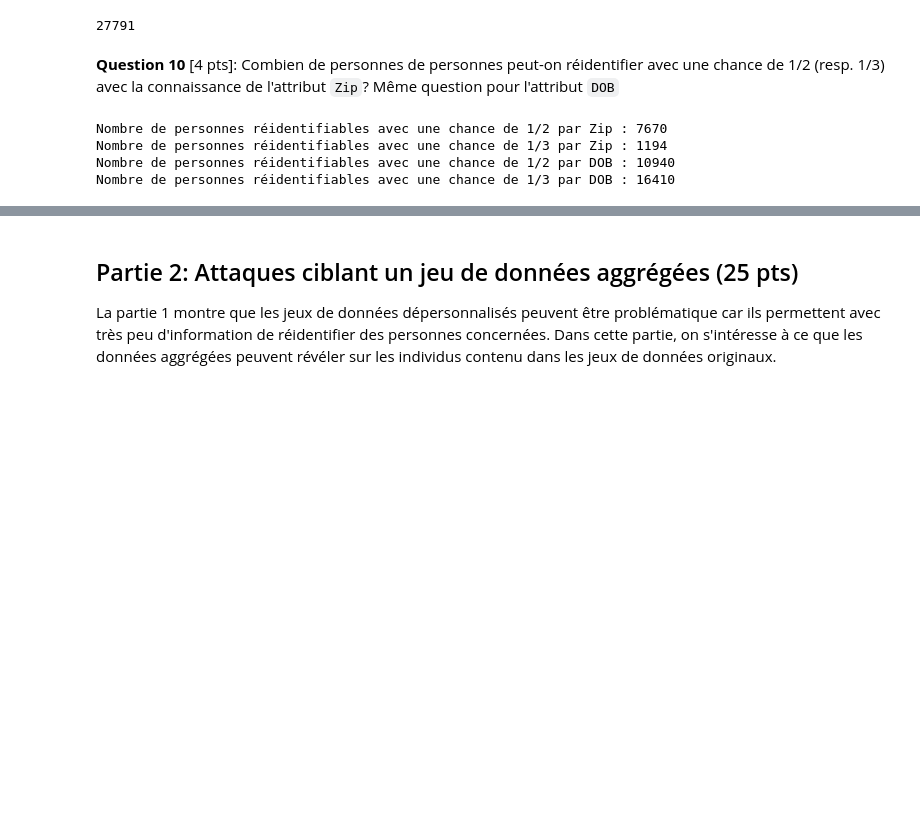
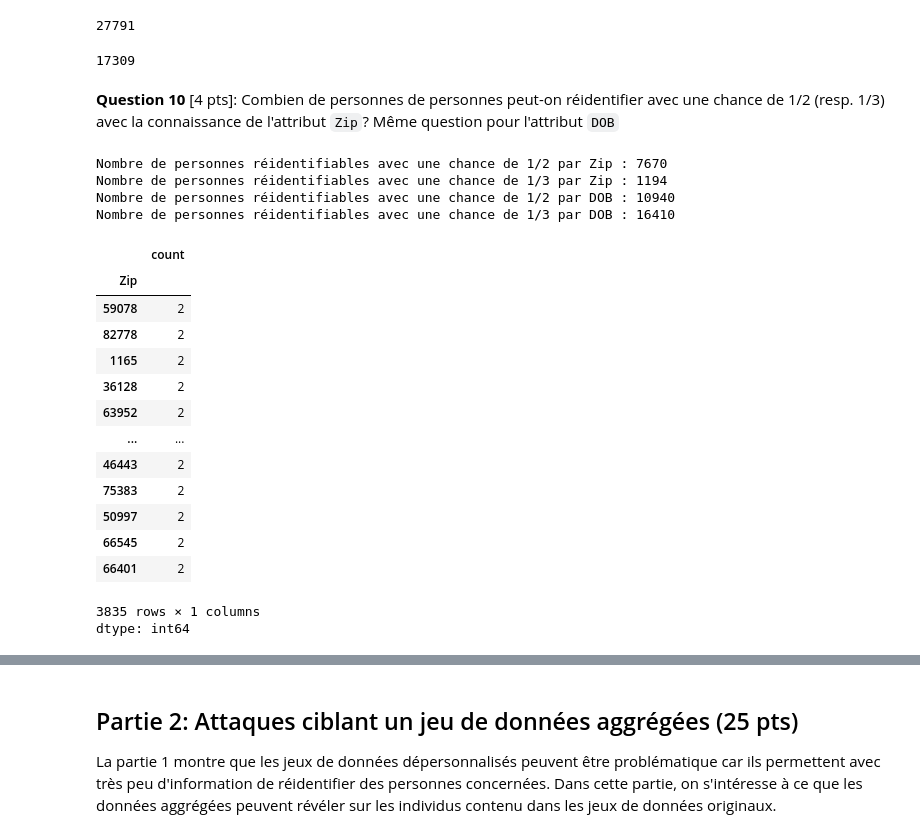
Before and after one commit to Sohdjeukeu/Labo_GTI_720, a Jupyter notebook: labo_1_01_G_Merlin.ipynb, the cells around one changed output, grey strips where cells are left out. Saved outputs shown, nothing was run; the diff lists cells and outputs as text; code cells hidden in the pictures; blank space fills up the shorter version.

```diff
--- a/labo_1_01_G_Merlin.ipynb
+++ b/labo_1_01_G_Merlin.ipynb
@@ -337,24 +337,45 @@ len(jeuDonneeesDepersonnaliser['Zip'].drop_duplicates()) # retourne le nombre d'
 # %% [output]
 27791
+# %%
+JeuDonneeesDepersonnaliser['DOB'].nunique()
+# %% [output]
+17309
 # %% [markdown]
 **Question 10** [4 pts]:  Combien de personnes de personnes peut-on réidentifier avec une chance de 1/2 (resp. 1/3) avec la connaissance de l'attribut `Zip`? Même question pour l'attribut `DOB`
 # %%
 # calculons le nombre d'occurence de chaque zip
-zip_counts = JeuDonneeesDepersonnaliser['Zip'].value_counts()
-zip_counts[zip_counts == 2]
+zip_counts = JeuDonneeesDepersonnaliser['Zip'].value_counts() # compte la fréquence de chaque valeur unique
+
+zip_1_2=zip_counts[zip_counts == 2].count()  #retourne le nombre de code postal apparaissant exactement 2 fois
 zip_1_3=zip_counts[zip_counts == 3].count()  # retourne le nombre de code postal apparaissant exactement 2 fois
 print(f"Nombre de personnes réidentifiables avec une chance de 1/2 par Zip : {zip_1_2*2}")
 print(f"Nombre de personnes réidentifiables avec une chance de 1/3 par Zip : {zip_1_3*3}")
 #cas du DOB
 
 # comptons le nombre DOB  qui apparait 2 fois
 DOB_counts = JeuDonneeesDepersonnaliser['DOB'].value_counts() # le nombre d'occurence de DOB
 DOB_counts_2=DOB_counts[DOB_counts == 2].count() # Le nombre d'occurence de DOB qui apparait exactement 2 fois
 DOB_counts_3=DOB_counts[DOB_counts == 3].count() # Le nombre d'occurence de DOB qui apparait exactement 3 fois
 print(f"Nombre de personnes réidentifiables avec une chance de 1/2 par DOB : {DOB_counts_2*2}")
 print(f"Nombre de personnes réidentifiables avec une chance de 1/3 par DOB : {DOB_counts_2*3}")
+zip_counts[zip_counts == 2]
 # %% [output]
 Nombre de personnes réidentifiables avec une chance de 1/2 par Zip : 7670
 Nombre de personnes réidentifiables avec une chance de 1/3 par Zip : 1194
 Nombre de personnes réidentifiables avec une chance de 1/2 par DOB : 10940
 Nombre de personnes réidentifiables avec une chance de 1/3 par DOB : 16410
+|  | count |
+| Zip |  |
+| 59078 | 2 |
+| 82778 | 2 |
+| 1165 | 2 |
+| 36128 | 2 |
+| 63952 | 2 |
+| ... | ... |
+| 46443 | 2 |
+| 75383 | 2 |
+| 50997 | 2 |
+| 66545 | 2 |
+| 66401 | 2 |
+3835 rows × 1 columns
+dtype: int64
```
Also changed, not shown: parts of 19 cells of this notebook.
